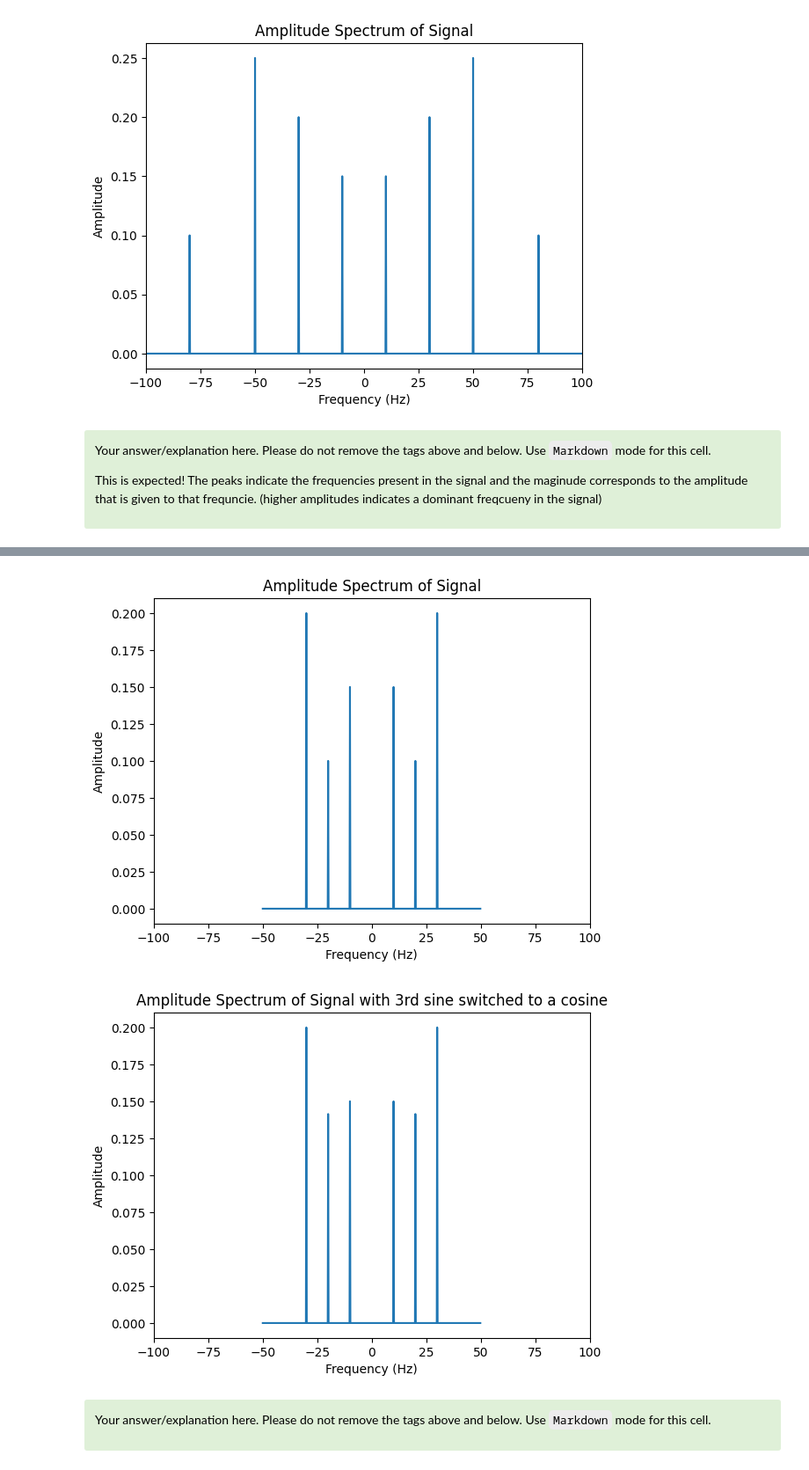
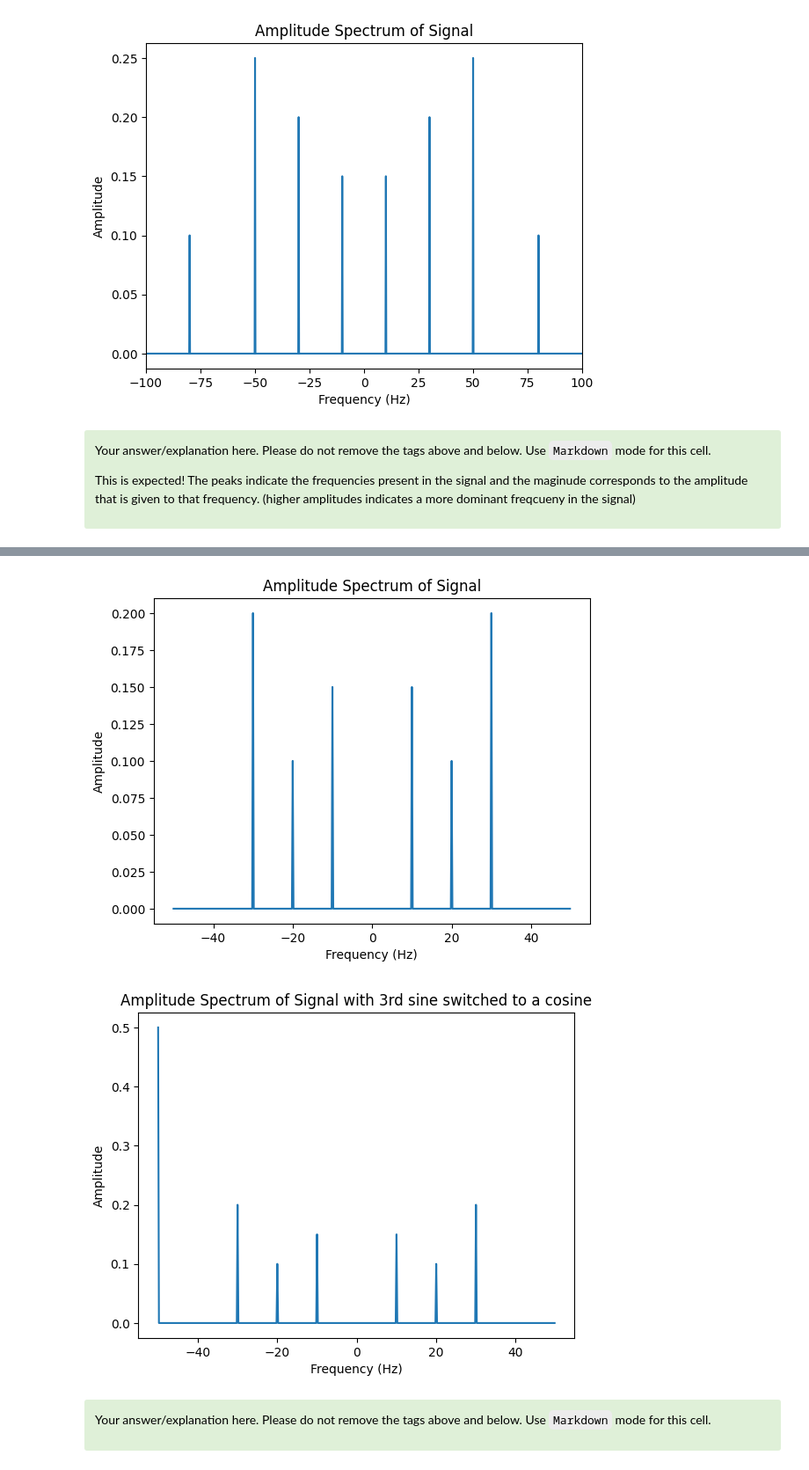
Before and after one commit to vbelpair/Ugent, a Jupyter notebook: Medical_Signal_Processing_and_Statistics/assignment_1/code/ex01_vincent.ipynb, the cells around one changed output, grey strips where cells are left out. Shown at 88% size. Saved outputs shown, nothing was run; the diff lists cells and outputs as text; code cells hidden in the pictures.

```diff
--- a/Medical_Signal_Processing_and_Statistics/assignment_1/code/ex01_vincent.ipynb
+++ b/Medical_Signal_Processing_and_Statistics/assignment_1/code/ex01_vincent.ipynb
@@ -235,7 +235,7 @@ plt.show()
 
 Your answer/explanation here. Please do not remove the tags above and below. Use `Markdown` mode for this cell.
 
-This is expected! The peaks indicate the frequencies present in the signal and the maginude corresponds to the amplitude that is given to that frequncie. (higher amplitudes indicates a dominant freqcueny in the signal)
+This is expected! The peaks indicate the frequencies present in the signal and the maginude corresponds to the amplitude that is given to that frequency. (higher amplitudes indicates a more dominant freqcueny in the signal)
 # %% [markdown]
 <div class="alert alert-info">
 
@@ -281,39 +281,39 @@ X = fft.fft(x)
 X = fft.ifftshift(X)
 freqs = fft.fftshift(freqs)
 
 # Plot the amplitude spectrum with limited frequency range
 plt.plot(freqs, np.abs(X/x.size))
-plt.xlim([-100, 100])
 plt.xlabel('Frequency (Hz)')
 plt.ylabel('Amplitude')
 plt.title('Amplitude Spectrum of Signal')
 plt.show()
 
 # signal with cosine
 x = np.zeros_like(t)
 for i in range(len(A)):
-    x += A[i] * np.sin(2 * np.pi * F[i] * t)
-    if i == 3:
+    if i == 2:
         x += A[i] * np.cos(2 * np.pi * F[i] * t)
+    else:
+        x += A[i] * np.sin(2 * np.pi * F[i] * t)
+
 
 # Compute DFT of signal
 freqs = fft.fftfreq(x.size, 1/Fs)
 X = fft.fft(x)
 
 # Shift the spectrum to make it symmetric
 X = fft.ifftshift(X)
 freqs = fft.fftshift(freqs)
 
 # Plot the amplitude spectrum with limited frequency range
 plt.plot(freqs, np.abs(X/x.size))
-plt.xlim([-100, 100])
 plt.xlabel('Frequency (Hz)')
 plt.ylabel('Amplitude')
 plt.title('Amplitude Spectrum of Signal with 3rd sine switched to a cosine')
 plt.show()
 # %% [output]
-[figure, old version]
+[figure, new version]
-[figure, old version]
+[figure, new version]
 # %% [markdown]
 <div class="alert alert-success">
 <span style="color:black">
```
